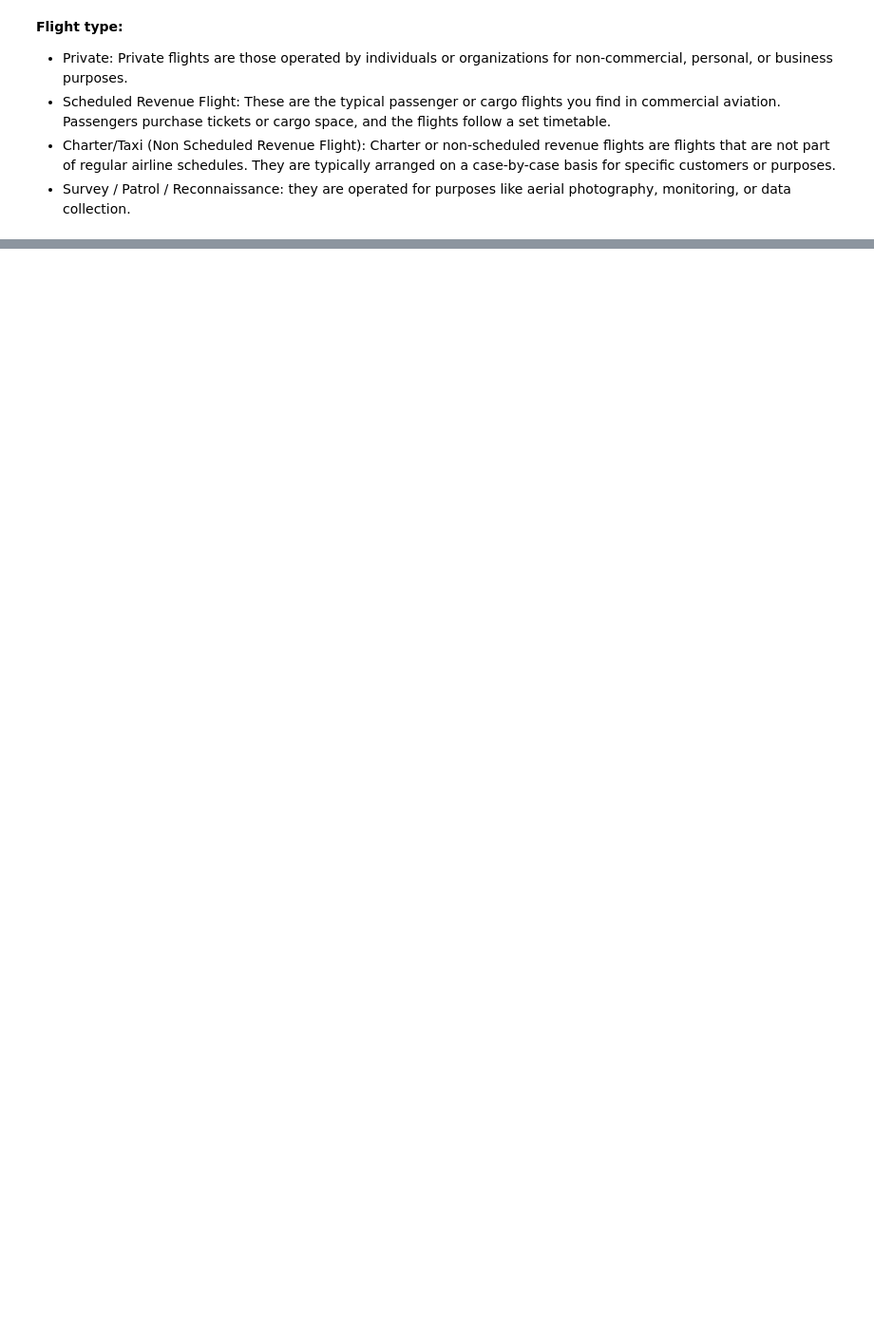
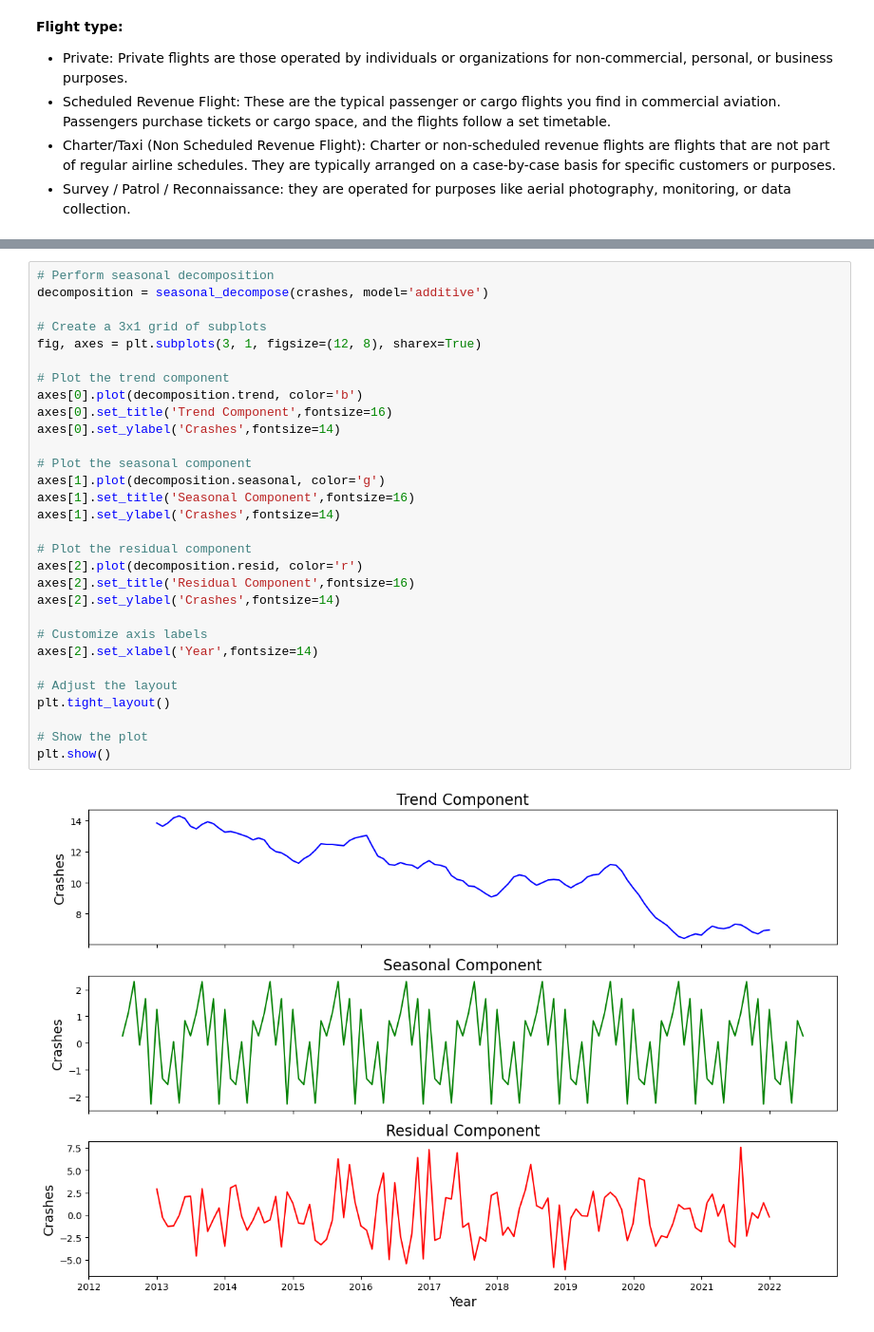
Before and after one commit to heitorgaf/Machine-Learning-for-Business, a Jupyter notebook: MLBus_HDipData_CA1.ipynb, the cells around one changed output, grey strips where cells are left out. Shown: that part at 95% size. Saved outputs shown, nothing was run; the diff lists cells and outputs as text; blank space fills up the shorter version.

```diff
--- a/MLBus_HDipData_CA1.ipynb
+++ b/MLBus_HDipData_CA1.ipynb
@@ -196,3 +381,35 @@ def scale_data(df, method='scale'):
+# %%
+# Perform seasonal decomposition
+decomposition = seasonal_decompose(crashes, model='additive')
+
+# Create a 3x1 grid of subplots
+fig, axes = plt.subplots(3, 1, figsize=(12, 8), sharex=True)
+
+# Plot the trend component
+axes[0].plot(decomposition.trend, color='b')
+axes[0].set_title('Trend Component',fontsize=16)
+axes[0].set_ylabel('Crashes',fontsize=14)
+
+# Plot the seasonal component
+axes[1].plot(decomposition.seasonal, color='g')
+axes[1].set_title('Seasonal Component',fontsize=16)
+axes[1].set_ylabel('Crashes',fontsize=14)
+
+# Plot the residual component
+axes[2].plot(decomposition.resid, color='r')
+axes[2].set_title('Residual Component',fontsize=16)
+axes[2].set_ylabel('Crashes',fontsize=14)
+
+# Customize axis labels
+axes[2].set_xlabel('Year',fontsize=14)
+
+# Adjust the layout
+plt.tight_layout()
+
+# Show the plot
+plt.show()
+# %% [output]
+[figure, added]
 # %% [markdown]
 **Done:**
 
```
Also changed, not shown: parts of 46 cells of this notebook.
